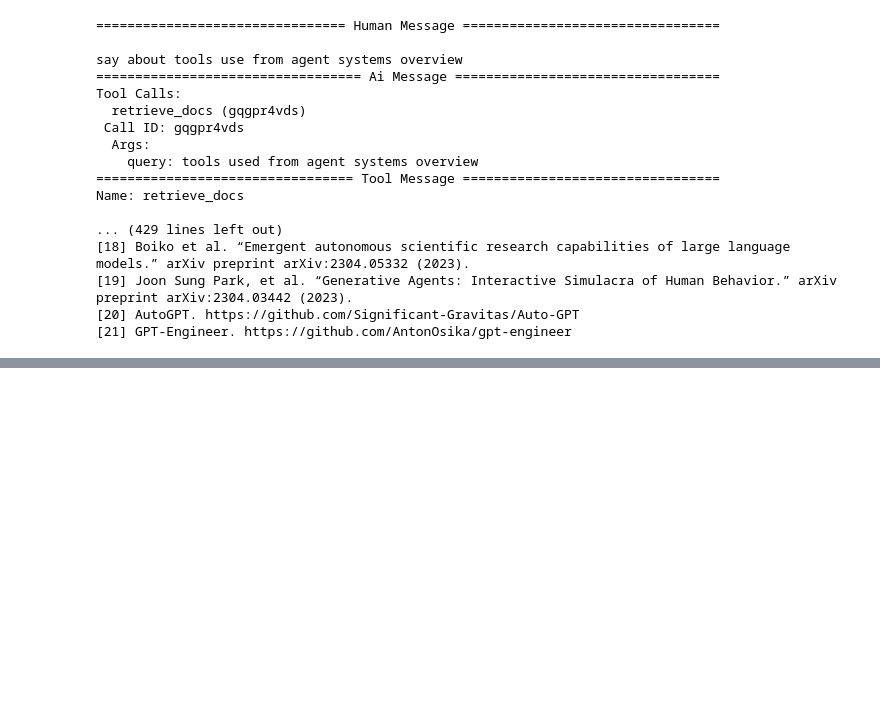
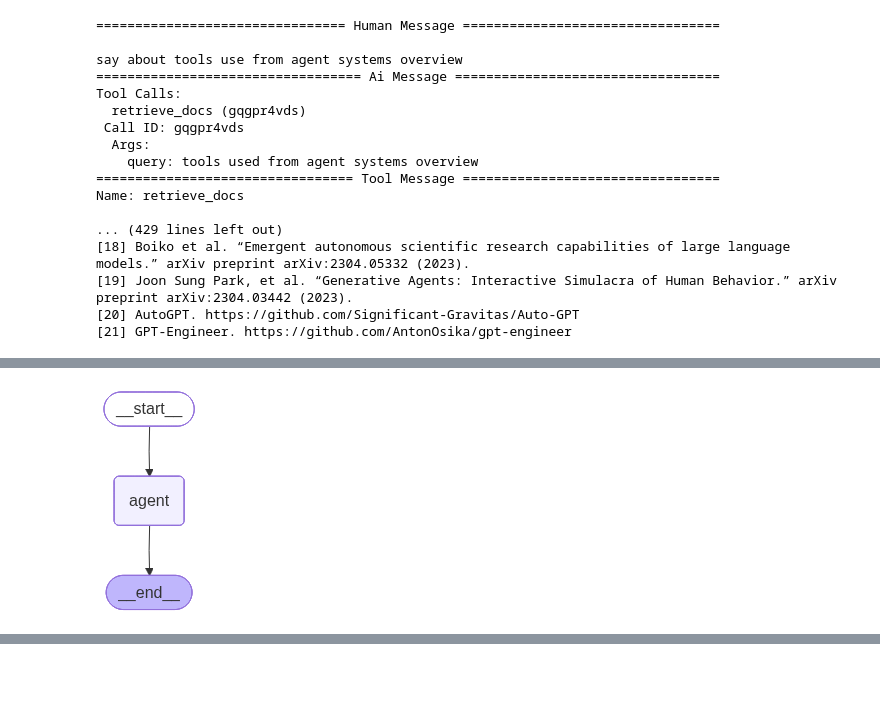
Before and after one commit to NarnindiMounica/RAGs_IN_DEPTH, a Jupyter notebook: RAGs_with_memory_and_cache/with_persistant_memory.ipynb, the cells around one changed output, grey strips where cells are left out. Cells and saved outputs as stored; diff of their text form; code cells hidden in the pictures; blank space fills up the shorter version.

```diff
--- a/RAGs_with_memory_and_cache/with_persistant_memory.ipynb
+++ b/RAGs_with_memory_and_cache/with_persistant_memory.ipynb
@@ -182,0 +201,12 @@ for message in response_b['messages']:
+# %%
+agent_graph_builder = StateGraph(State)
+
+agent_graph_builder.add_node("agent", agent)
+
+agent_graph_builder.add_edge(START,"agent")
+
+agent_graph = agent_graph_builder.compile()
+
+agent_graph
+# %% [output]
+[figure, added]
```
Also changed, not shown: parts of 5 cells of this notebook.
